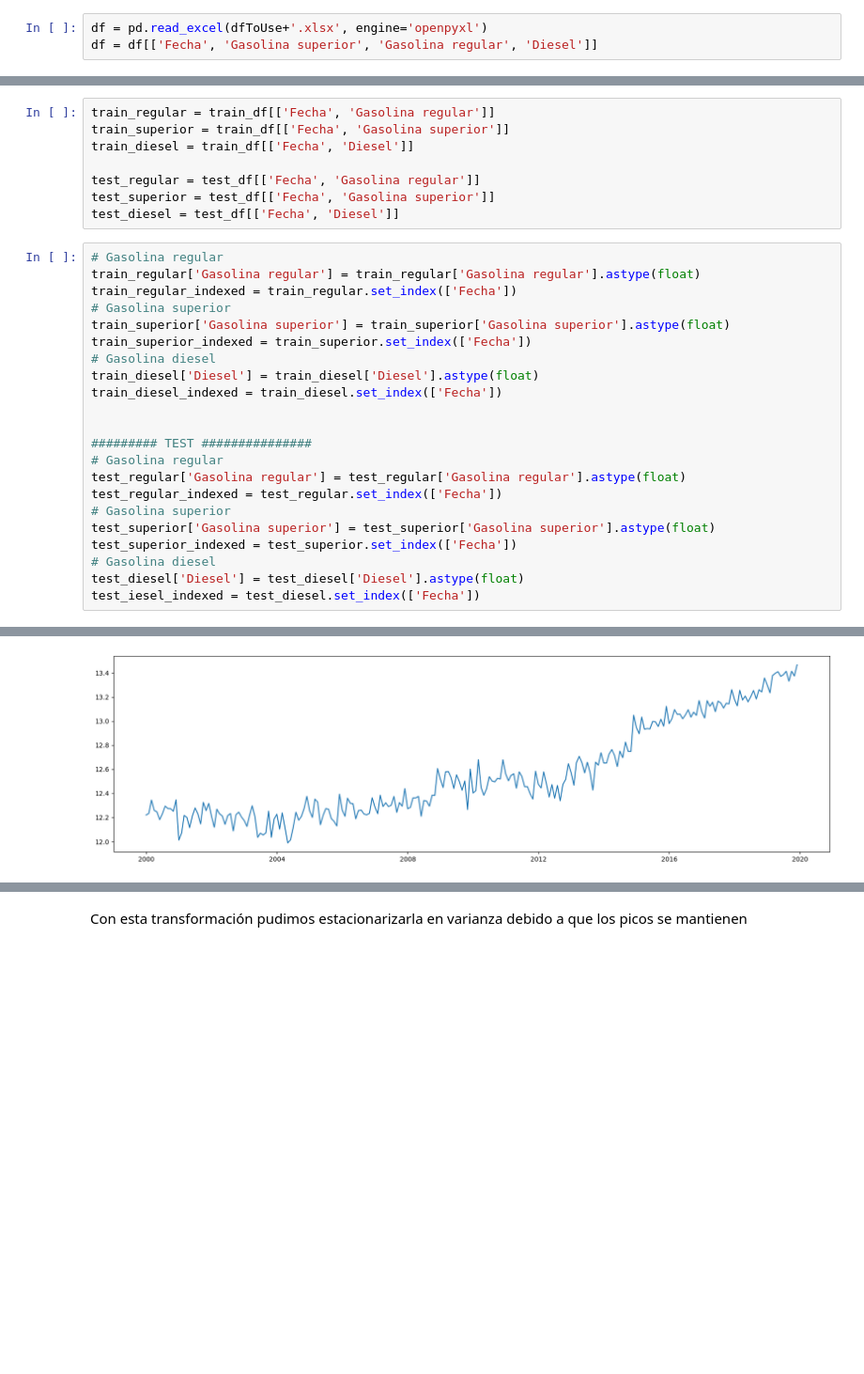
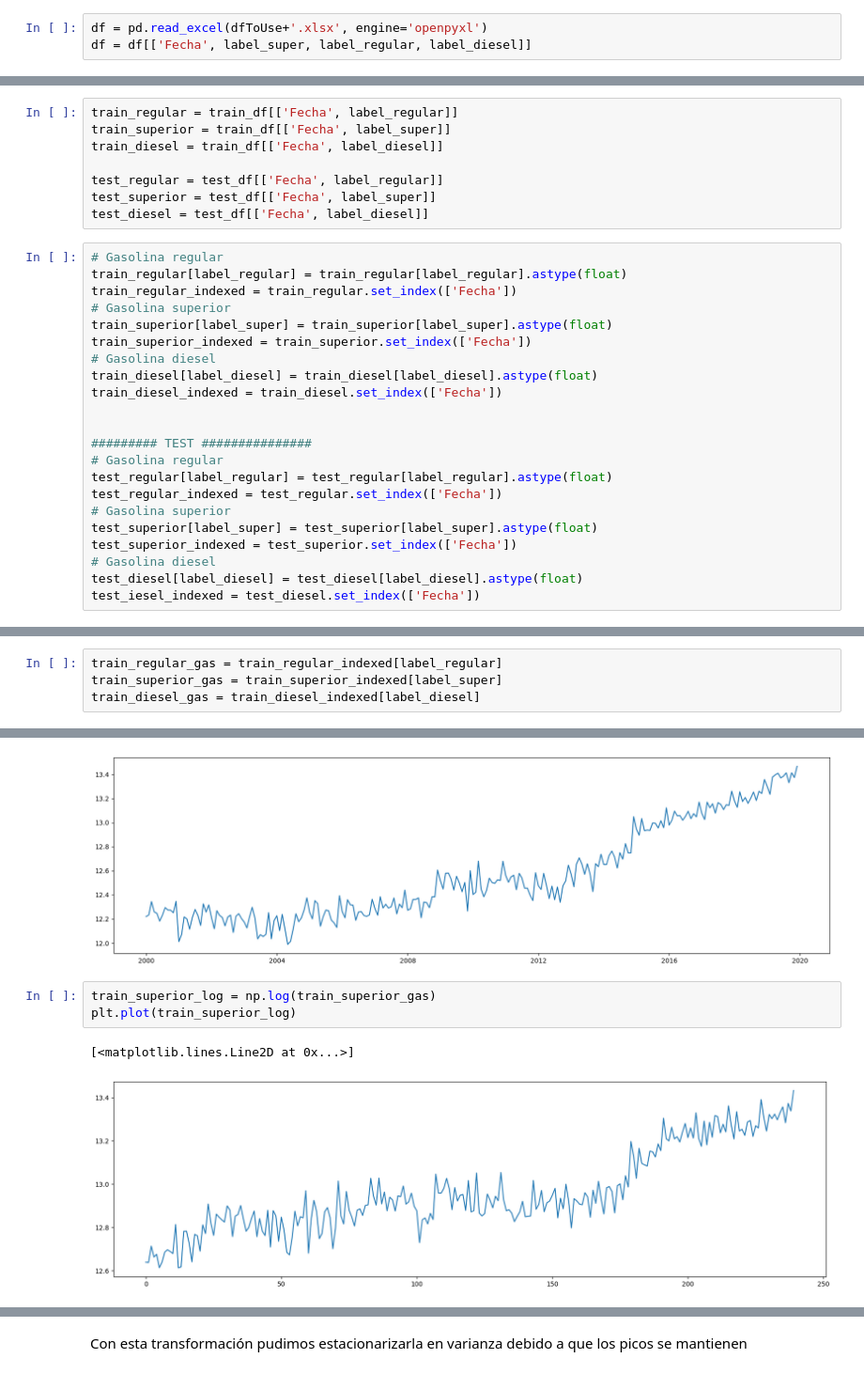
Before and after one commit to andreamalin/HDT2_DS, a Jupyter notebook: main.ipynb, the cells around one changed output, grey strips where cells are left out. Shown at 94% size. Cells and saved outputs as stored; diff of their text form; blank space fills up the shorter version.

```diff
--- a/main.ipynb
+++ b/main.ipynb
@@ -24,7 +28,7 @@ def returnQuantRows(dfToUse):
 toUse = returnQuantRows(dfToUse)
 # %%
 df = pd.read_excel(dfToUse+'.xlsx', engine='openpyxl')
-df = df[['Fecha', 'Gasolina superior', 'Gasolina regular', 'Diesel']]
+df = df[['Fecha', label_super, label_regular, label_diesel]]
 # %%
 df = df[:toUse]
 df['Fecha'] = pd.to_datetime(df['Fecha'])
@@ -178,32 +182,32 @@ make_timeline('Diesel')
 # %%
-train_regular = train_df[['Fecha', 'Gasolina regular']]
-train_superior = train_df[['Fecha', 'Gasolina superior']]
-train_diesel = train_df[['Fecha', 'Diesel']]
+train_regular = train_df[['Fecha', label_regular]]
+train_superior = train_df[['Fecha', label_super]]
+train_diesel = train_df[['Fecha', label_diesel]]
 
-test_regular = test_df[['Fecha', 'Gasolina regular']]
-test_superior = test_df[['Fecha', 'Gasolina superior']]
-test_diesel = test_df[['Fecha', 'Diesel']]
+test_regular = test_df[['Fecha', label_regular]]
+test_superior = test_df[['Fecha', label_super]]
+test_diesel = test_df[['Fecha', label_diesel]]
 # %%
 # Gasolina regular
-train_regular['Gasolina regular'] = train_regular['Gasolina regular'].astype(float)
+train_regular[label_regular] = train_regular[label_regular].astype(float)
 train_regular_indexed = train_regular.set_index(['Fecha'])
 # Gasolina superior
-train_superior['Gasolina superior'] = train_superior['Gasolina superior'].astype(float)
+train_superior[label_super] = train_superior[label_super].astype(float)
 train_superior_indexed = train_superior.set_index(['Fecha'])
 # Gasolina diesel
-train_diesel['Diesel'] = train_diesel['Diesel'].astype(float)
+train_diesel[label_diesel] = train_diesel[label_diesel].astype(float)
 train_diesel_indexed = train_diesel.set_index(['Fecha'])
 
 
 ######### TEST ###############
 # Gasolina regular
-test_regular['Gasolina regular'] = test_regular['Gasolina regular'].astype(float)
+test_regular[label_regular] = test_regular[label_regular].astype(float)
 test_regular_indexed = test_regular.set_index(['Fecha'])
 # Gasolina superior
-test_superior['Gasolina superior'] = test_superior['Gasolina superior'].astype(float)
+test_superior[label_super] = test_superior[label_super].astype(float)
 test_superior_indexed = test_superior.set_index(['Fecha'])
 # Gasolina diesel
-test_diesel['Diesel'] = test_diesel['Diesel'].astype(float)
+test_diesel[label_diesel] = test_diesel[label_diesel].astype(float)
 test_iesel_indexed = test_diesel.set_index(['Fecha'])
 # %%
 train_regular_indexed
@@ -270,6 +271,16 @@ train_regular_gas = train_regular_indexed['Gasolina regular']
+# %%
+train_regular_gas = train_regular_indexed[label_regular]
+train_superior_gas = train_superior_indexed[label_super]
+train_diesel_gas = train_diesel_indexed[label_diesel]
 # %%
 train_regular_log = np.log(train_regular_gas)
 plt.plot(train_regular_log)
 # %% [output]
 [<matplotlib.lines.Line2D at 0x...>]
 [figure]
+# %%
+train_superior_log = np.log(train_superior_gas)
+plt.plot(train_superior_log)
+# %% [output]
+[<matplotlib.lines.Line2D at 0x...>]
+[figure, added]
```
Also changed, not shown: parts of 50 cells of this notebook.
